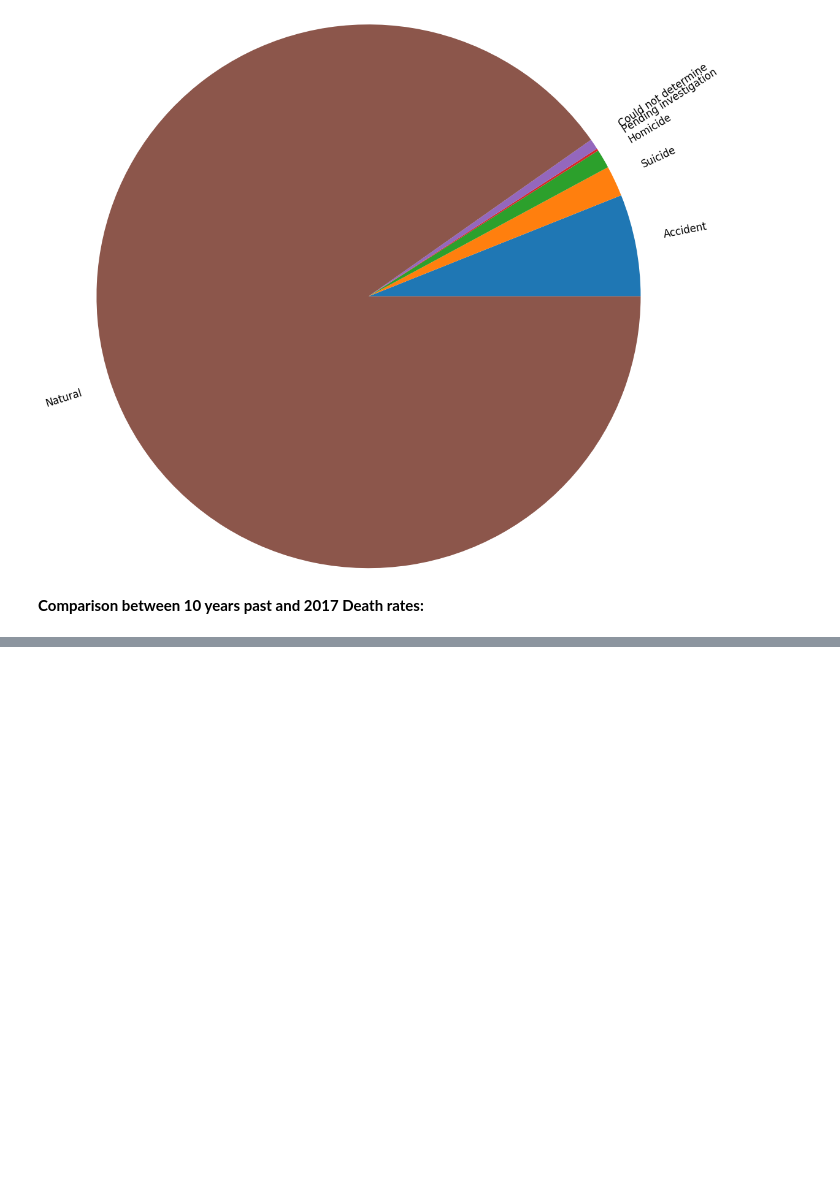
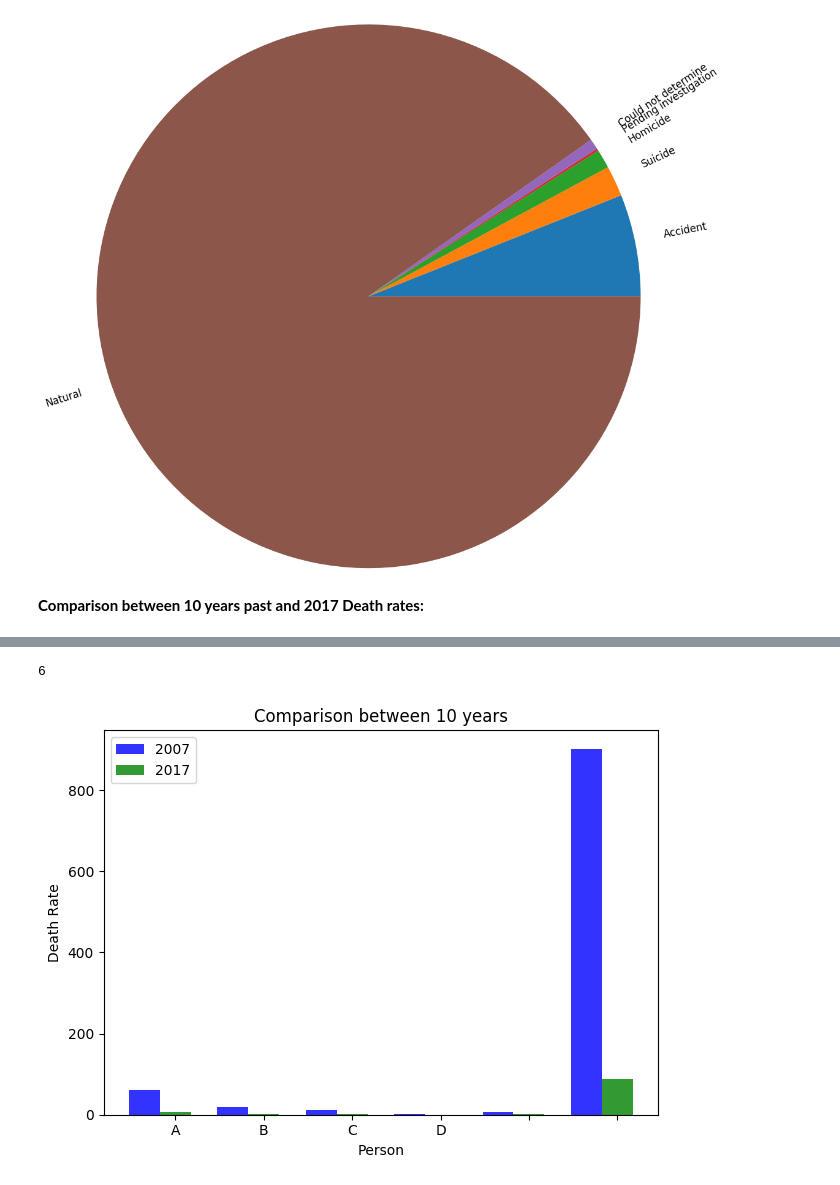
Before and after one commit to m-yasir/datascience-project, a Jupyter notebook: program.ipynb, the cells around one changed output, grey strips where cells are left out. Cells and saved outputs as stored; diff of their text form; code cells hidden in the pictures; blank space fills up the shorter version.

```diff
--- a/program.ipynb
+++ b/program.ipynb
@@ -519,0 +521,33 @@ Natural: 91%(old), 92%(current)
+# %%
+len(deathCausePcts)
+# %% [output]
+6
+# %%
+n_groups = len(deathCausePcts)
+
+# create plot
+fig, ax = plt.subplots()
+index = np.arange(n_groups)
+bar_width = 0.35
+opacity = 0.8
+
+rects1 = plt.bar(index, oldDeathPcts, bar_width,
+alpha=opacity,
+color='b',
+label='2007')
+
+rects2 = plt.bar(index + bar_width, deathCausePcts, bar_width,
+alpha=opacity,
+color='g',
+label='2017')
+
+plt.xlabel('Person')
+plt.ylabel('Death Rate')
+plt.title('Comparison between 10 years')
+plt.xticks(index + bar_width, ('A', 'B', 'C', 'D'))
+plt.legend()
+
+plt.tight_layout()
+plt.show()
+# %% [output]
+[figure, added]
```
Also changed, not shown: parts of 27 cells of this notebook.
